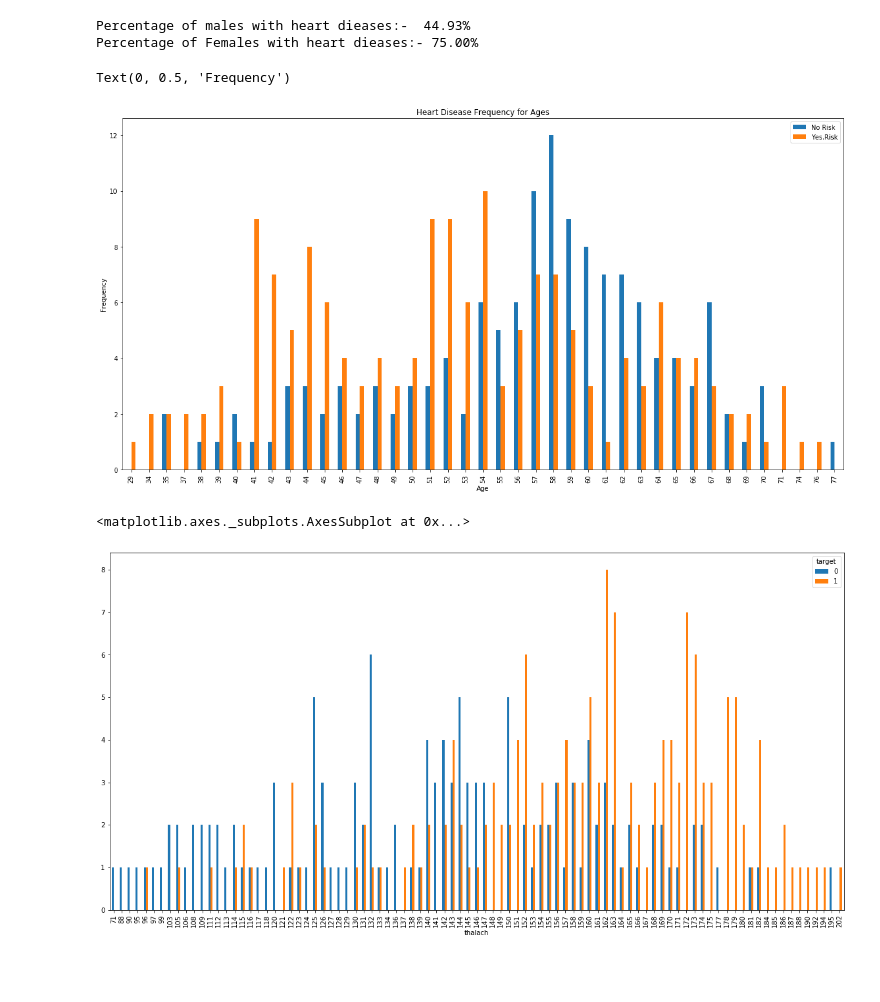
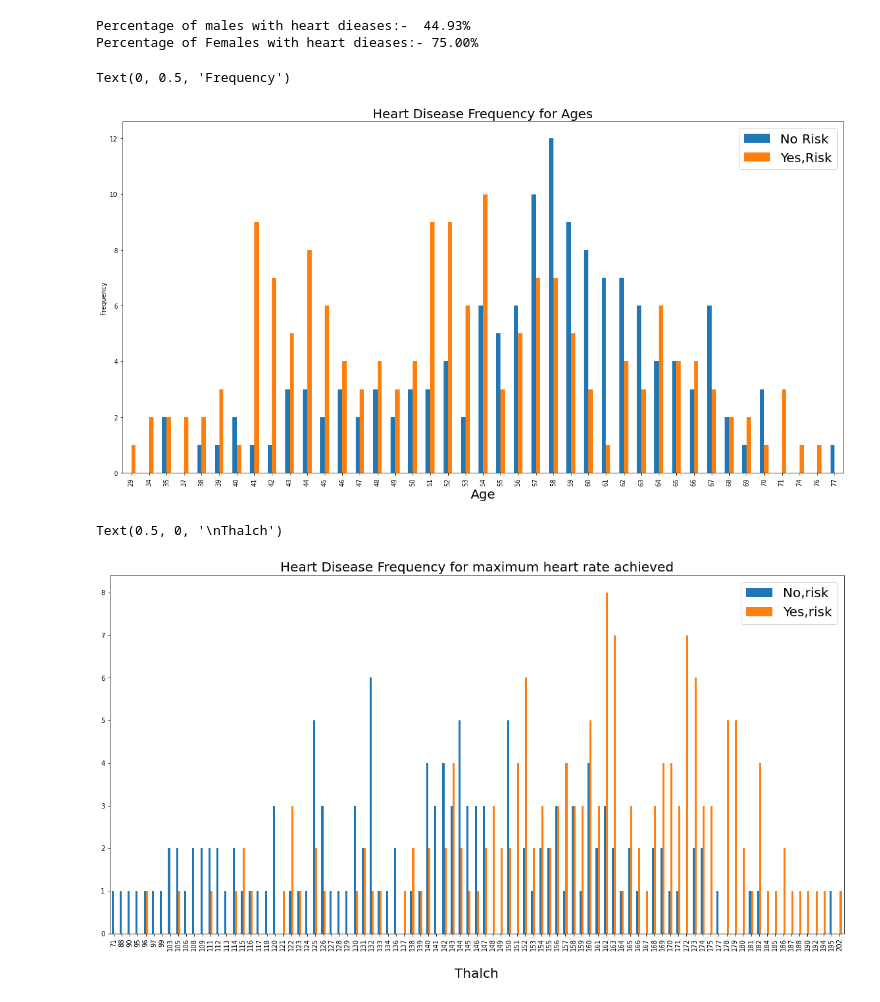
Before and after one commit to Parag18081994/Ghost, a Jupyter notebook: Python/Practise/2021/KNN/KNN_heart_diesase.ipynb, the cells around one changed output. Drawn from its saved outputs; the diff is of its cells as text; code cells hidden in the pictures; blank space fills up the shorter version.

```diff
--- a/Python/Practise/2021/KNN/KNN_heart_diesase.ipynb
+++ b/Python/Practise/2021/KNN/KNN_heart_diesase.ipynb
@@ -113,10 +108,10 @@ Percentage of males with heart dieases:-  44.93%
 Percentage of Females with heart dieases:- 75.00%
 # %%
 pd.crosstab(df['age'],df['target']).plot(kind='bar',figsize=(20,10))
-plt.title('Heart Disease Frequency for Ages')
-plt.legend(["No Risk","Yes,Risk"])
-plt.xlabel('Age')
+plt.title('Heart Disease Frequency for Ages',fontsize=20)
+plt.legend(["No Risk","Yes,Risk"],fontsize=20)
+plt.xlabel('Age',fontsize=20)
 plt.ylabel('Frequency')
 # %% [output]
 Text(0, 0.5, 'Frequency')
-[figure, old version]
+[figure, new version]
@@ -140,8 +118,11 @@ target - have disease or not (1=yes, 0=no)
 # %%
 pd.crosstab(df['thalach'],df['target']).plot(kind='bar',figsize=(20,10))
+plt.title('Heart Disease Frequency for maximum heart rate achieved',fontsize=20)
+plt.legend(['No,risk',"Yes,risk"],fontsize=20)
+plt.xlabel("\nThalch",fontsize=20)
 # %% [output]
-<matplotlib.axes._subplots.AxesSubplot at 0x...>
+Text(0.5, 0, '\nThalch')
-[figure, old version]
+[figure, new version]
 # %%
 pd.crosstab(df['cp'],df['target']).plot(kind='bar',figsize=(15,10))
 plt.legend(['No,risk',"Yes,risk"],fontsize=20)
```
Also changed, not shown: parts of 25 cells of this notebook.
